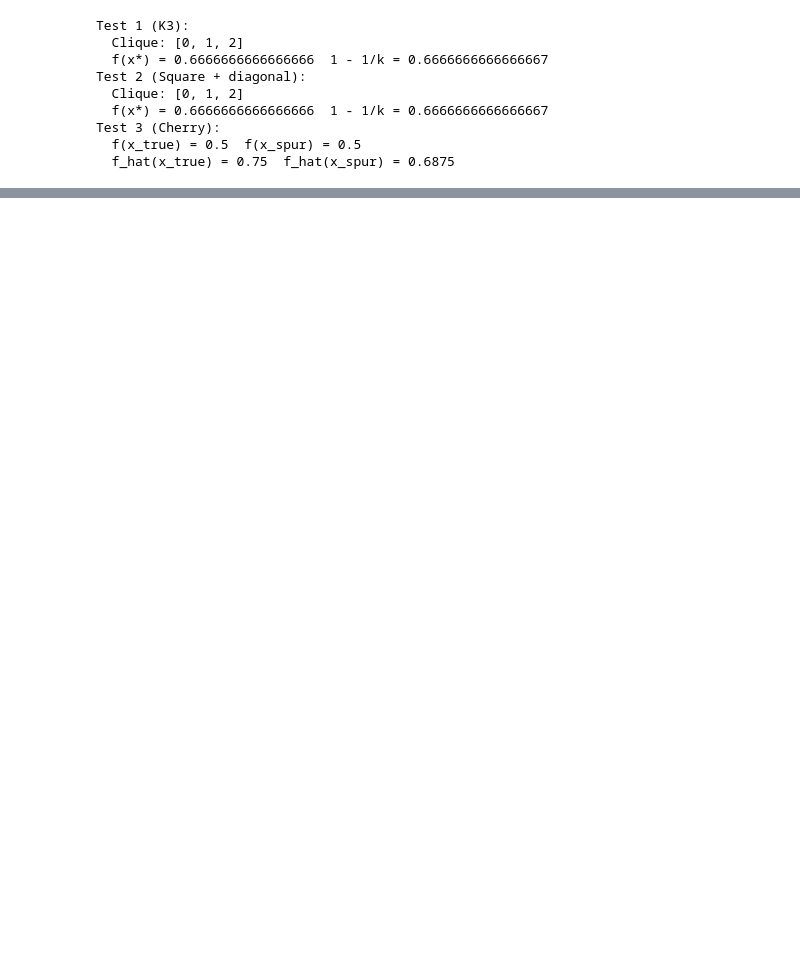
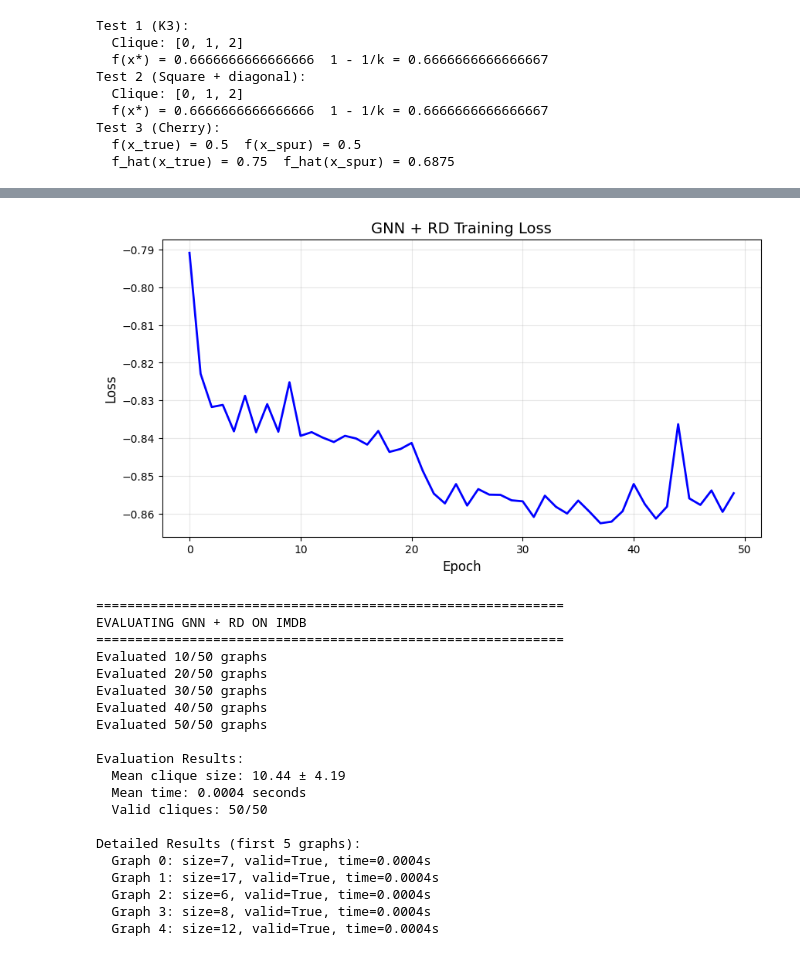
Before and after one commit to AhmedBegggaUA/AI2026, a Jupyter notebook: _sources/solucion.ipynb, the cells around one changed output, grey strips where cells are left out. Cells and saved outputs as stored; diff of their text form; code cells hidden in the pictures; blank space fills up the shorter version.

```diff
--- a/_sources/solucion.ipynb
+++ b/_sources/solucion.ipynb
@@ -516,0 +652,7 @@ Comparando con Brute Force (grafo pequeño):
+# %%
+def maxclique_loss(p, A):
+    """
+    Motzkin-Straus loss (negative because we minimize).
+    """
+    quad_form = p @ A @ p  # Es lo mismo que torch.dot(p, A @ p)
+    return -quad_form
@@ -516,0 +793,50 @@ Comparando con Brute Force (grafo pequeño):
+# %%
+# Entrenar el modelo primero
+print("=" * 60)
+print("TRAINING GNN + RD")
+print("=" * 60)
+
+# Usar solo los primeros 50 grafos para entrenamiento (más rápido)
+train_dataset = imdb_dataset[:50]
+
+# Crear modelo
+model = MaxCliqueGNN(input_dim=3, hidden_dim=32, num_layers=2)
+
+# Entrenar
+model, losses = train_gnn(
+    model=model,
+    dataset=train_dataset,
+    num_epochs=50,
+    lr=0.01,
+    rd_train_iters=3
+)
+
+# Visualizar pérdida de entrenamiento
+plt.figure(figsize=(10, 5))
+plt.plot(losses, 'b-', linewidth=2)
+plt.xlabel('Epoch', fontsize=12)
+plt.ylabel('Loss', fontsize=12)
+plt.title('GNN + RD Training Loss', fontsize=14)
+plt.grid(True, alpha=0.3)
+plt.show()
+
+# Evaluar en los grafos de prueba
+print("\n" + "=" * 60)
+print("EVALUATING GNN + RD ON IMDB")
+print("=" * 60)
+
+test_dataset = imdb_dataset[50:100]  # Usar grafos diferentes para prueba
+gnn_results = evaluate_gnn(
+    model=model,
+    dataset=test_dataset,
+    rd_test_iters=100
+)
+
+# Mostrar resultados detallados de los primeros 5 grafos
+print("\nDetailed Results (first 5 graphs):")
+for r in gnn_results[:5]:
+    print(f"  Graph {r['graph_idx']}: "
+          f"size={r['clique_size']}, "
+          f"valid={r['valid']}, "
+          f"time={r['time']:.4f}s")
+# %% [output]
@@ -516,0 +851,21 @@ Comparando con Brute Force (grafo pequeño):
+[figure, added]
+============================================================
+EVALUATING GNN + RD ON IMDB
+============================================================
+Evaluated 10/50 graphs
+Evaluated 20/50 graphs
+Evaluated 30/50 graphs
+Evaluated 40/50 graphs
+Evaluated 50/50 graphs
+
+Evaluation Results:
+  Mean clique size: 10.44 ± 4.19
+  Mean time: 0.0004 seconds
+  Valid cliques: 50/50
+
+Detailed Results (first 5 graphs):
+  Graph 0: size=7, valid=True, time=0.0004s
+  Graph 1: size=17, valid=True, time=0.0004s
+  Graph 2: size=6, valid=True, time=0.0004s
+  Graph 3: size=8, valid=True, time=0.0004s
+  Graph 4: size=12, valid=True, time=0.0004s
```
Also changed, not shown: parts of 12 cells of this notebook, 6 other files.
